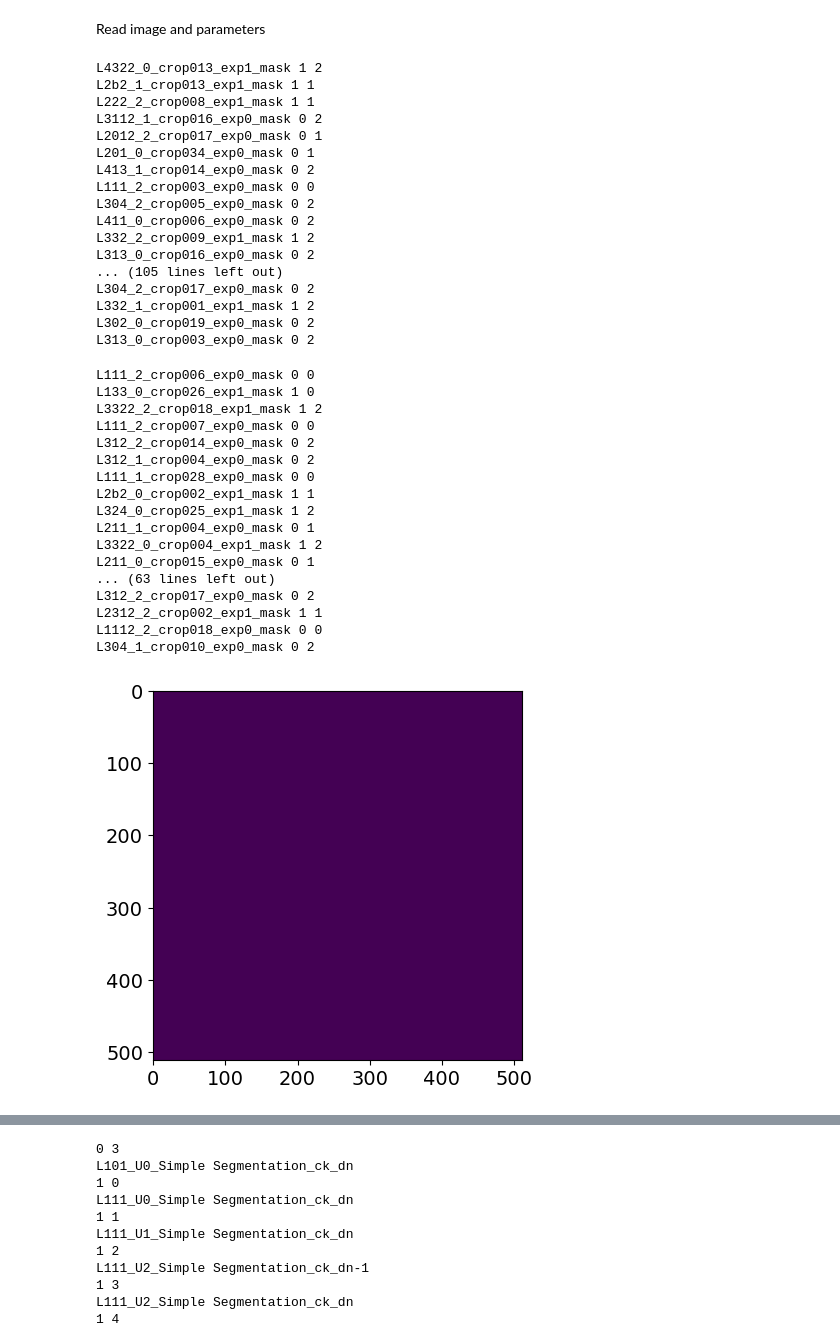
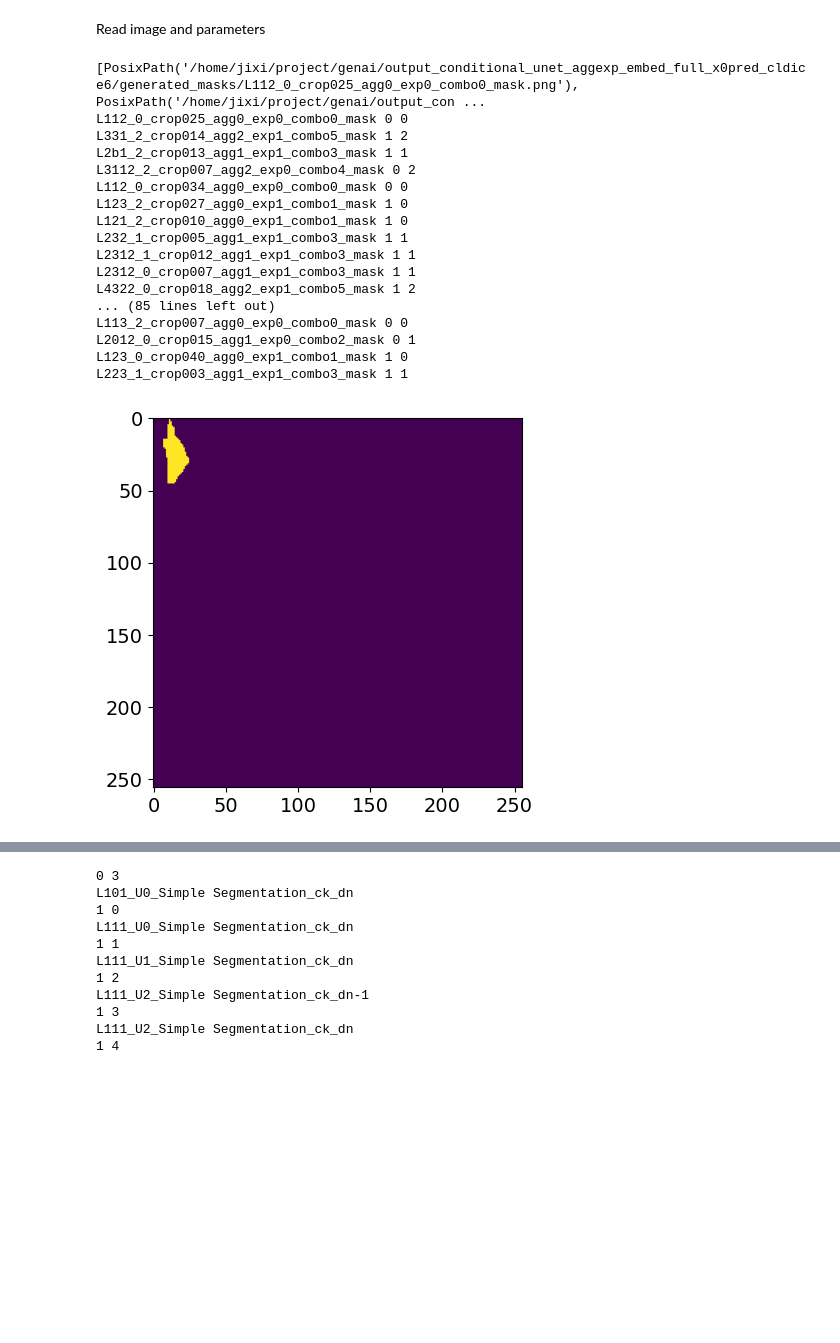
Before and after one commit to JXtodai/ConditionalUnet_backup, a Jupyter notebook: evaluation_script/Gen_crack_cal_sum_summarized.ipynb, the cells around one changed output, grey strips where cells are left out. Saved outputs shown, nothing was run; the diff lists cells and outputs as text; code cells hidden in the pictures; blank space fills up the shorter version.

```diff
--- a/evaluation_script/Gen_crack_cal_sum_summarized.ipynb
+++ b/evaluation_script/Gen_crack_cal_sum_summarized.ipynb
@@ -45,7 +45,7 @@ def get_indecrack(ske,branches):
     return cracksonly
 # %%
 def meausure_thickness(img,reso=9):
-    thk=ps.filters.local_thickness(img,sizes=np.arange(0,60,1))
+    thk=ps.filters.local_thickness(img,sizes=np.arange(0,60,0.5))
     thk=thk*reso
     psd=ps.metrics.pore_size_distribution(thk,voxel_size=reso,log=False)
     return thk,psd
@@ -123,72 +123,59 @@ raw_img=[[[] for i in range(2)] for j in range(3)]
 length_img=[[[] for i in range(2)] for j in range(3)]
 length_prop=[[[] for i in range(2)] for j in range(3)]
 width_img=[[[] for i in range(2)] for j in range(3)]
 density=[[[] for i in range(2)] for j in range(3)]
 from pathlib import Path
-all_gen_path=Path("/home/jixi/project/genai/output_conditional_unet_agg_mask/generated_masks").glob("*_mask.png")
-out_img_path=Path("/home/jixi/project/genai/output_conditional_unet_agg_mask/Evaluation_generation")
+all_gen_path = [
+    i for i in (Path("/home/jixi/project/genai/output_conditional_unet_aggexp_embed_full_x0pred_cldice6/generated_masks").glob("*_mask.png"))
+    if not i.stem.endswith("_dilated_mask")
+]
+print(all_gen_path)
+out_img_path=Path("/home/jixi/project/genai/output_conditional_unet_aggexp_embed_full_x0pred_cldice6/generated_masks/Evaluation_generation")
 for i in all_gen_path:
     name=i.stem
     exp=int(re.search(r"_exp([^_]+)_", name).group(1))
 
     agg=int(name[1])-1
     if agg>2:
         agg=2
     print(name,exp,agg)
     cracks=Image.open(i).convert("L")
     mask = np.asarray(cracks) >240
     cleaned = remove_small_objects(mask, min_size=5)
     raw_img[agg][exp].append(np.array(cleaned))
 for j in range(3):
     for i in range(2):
         for k in range(len(raw_img[j][i])):
             seg=raw_img[j][i][k]
             plt.imshow(seg)
             a,b=seg.shape
             crack_den=np.sum(seg)/(a*b)
             density[j][i].append(crack_den)
-            thk,psd=meausure_thickness(seg)
+            thk,psd=meausure_thickness(seg,18)
             width_img[j][i].append(thk)
             skele=denoise_skeletonize(seg)
-            table,img_l=measure_length(skele.astype('uint8'))
+            table,img_l=measure_length(skele.astype('uint8'),18)
             length_img[j][i].append(img_l)
             length_prop[j][i].append(table)
 # %% [output]
-L4322_0_crop013_exp1_mask 1 2
-L2b2_1_crop013_exp1_mask 1 1
-L222_2_crop008_exp1_mask 1 1
-L3112_1_crop016_exp0_mask 0 2
-L2012_2_crop017_exp0_mask 0 1
-L201_0_crop034_exp0_mask 0 1
-L413_1_crop014_exp0_mask 0 2
-L111_2_crop003_exp0_mask 0 0
-L304_2_crop005_exp0_mask 0 2
-L411_0_crop006_exp0_mask 0 2
-L332_2_crop009_exp1_mask 1 2
-L313_0_crop016_exp0_mask 0 2
-... (105 lines left out)
-L304_2_crop017_exp0_mask 0 2
-L332_1_crop001_exp1_mask 1 2
-L302_0_crop019_exp0_mask 0 2
-L313_0_crop003_exp0_mask 0 2
+[PosixPath('/home/jixi/project/genai/output_conditional_unet_aggexp_embed_full_x0pred_cldice6/generated_masks/L112_0_crop025_agg0_exp0_combo0_mask.png'), PosixPath('/home/jixi/project/genai/output_con ...
+L112_0_crop025_agg0_exp0_combo0_mask 0 0
+L331_2_crop014_agg2_exp1_combo5_mask 1 2
+L2b1_2_crop013_agg1_exp1_combo3_mask 1 1
+L3112_2_crop007_agg2_exp0_combo4_mask 0 2
+L112_0_crop034_agg0_exp0_combo0_mask 0 0
+L123_2_crop027_agg0_exp1_combo1_mask 1 0
+L121_2_crop010_agg0_exp1_combo1_mask 1 0
+L232_1_crop005_agg1_exp1_combo3_mask 1 1
+L2312_1_crop012_agg1_exp1_combo3_mask 1 1
+L2312_0_crop007_agg1_exp1_combo3_mask 1 1
+L4322_0_crop018_agg2_exp1_combo5_mask 1 2
+... (85 lines left out)
+L113_2_crop007_agg0_exp0_combo0_mask 0 0
+L2012_0_crop015_agg1_exp0_combo2_mask 0 1
+L123_0_crop040_agg0_exp1_combo1_mask 1 0
+L223_1_crop003_agg1_exp1_combo3_mask 1 1
-L111_2_crop006_exp0_mask 0 0
-L133_0_crop026_exp1_mask 1 0
-L3322_2_crop018_exp1_mask 1 2
-L111_2_crop007_exp0_mask 0 0
-L312_2_crop014_exp0_mask 0 2
-L312_1_crop004_exp0_mask 0 2
-L111_1_crop028_exp0_mask 0 0
-L2b2_0_crop002_exp1_mask 1 1
-L324_0_crop025_exp1_mask 1 2
-L211_1_crop004_exp0_mask 0 1
-L3322_0_crop004_exp1_mask 1 2
-L211_0_crop015_exp0_mask 0 1
-... (63 lines left out)
-L312_2_crop017_exp0_mask 0 2
-L2312_2_crop002_exp1_mask 1 1
-L1112_2_crop018_exp0_mask 0 0
-L304_1_crop010_exp0_mask 0 2
-[figure, old version]
+[figure, new version]
 # %%
 import os
 os.makedirs(out_img_path, exist_ok=True)
```
Also changed, not shown: parts of 2 cells of this notebook, 38 other files.
